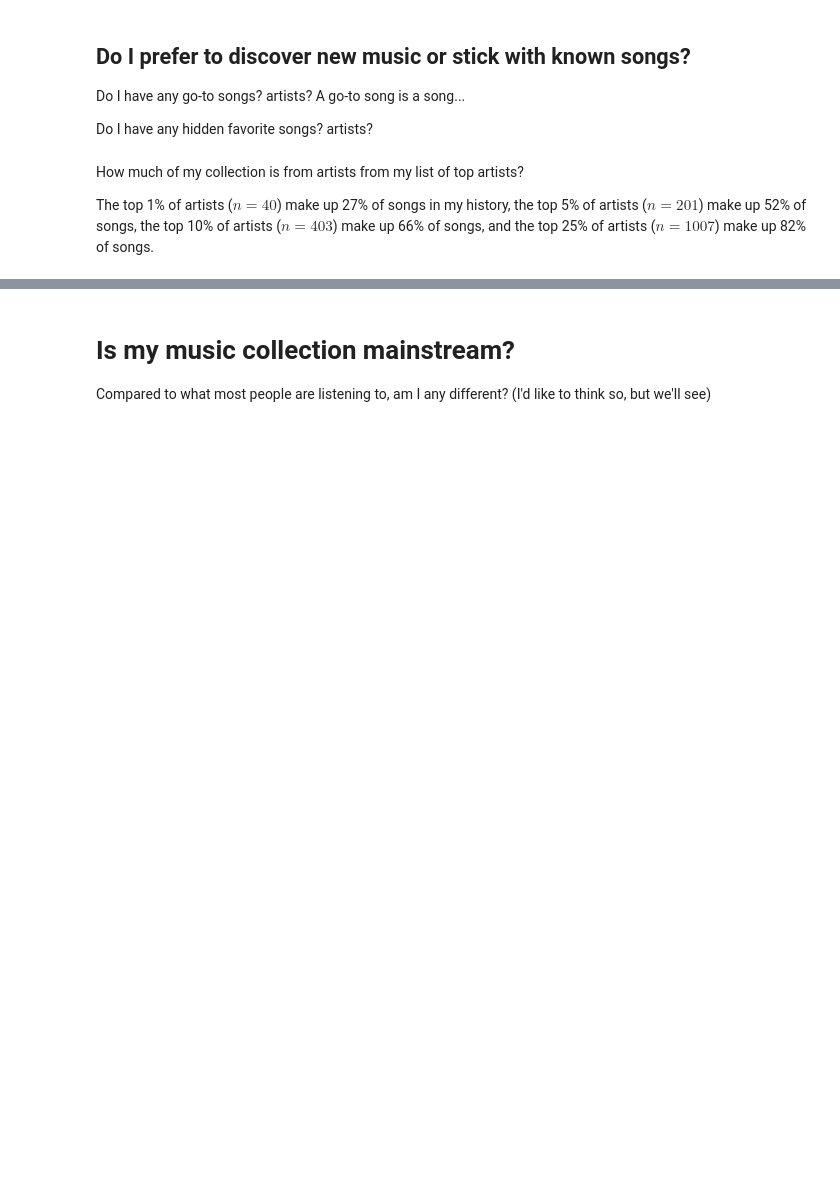
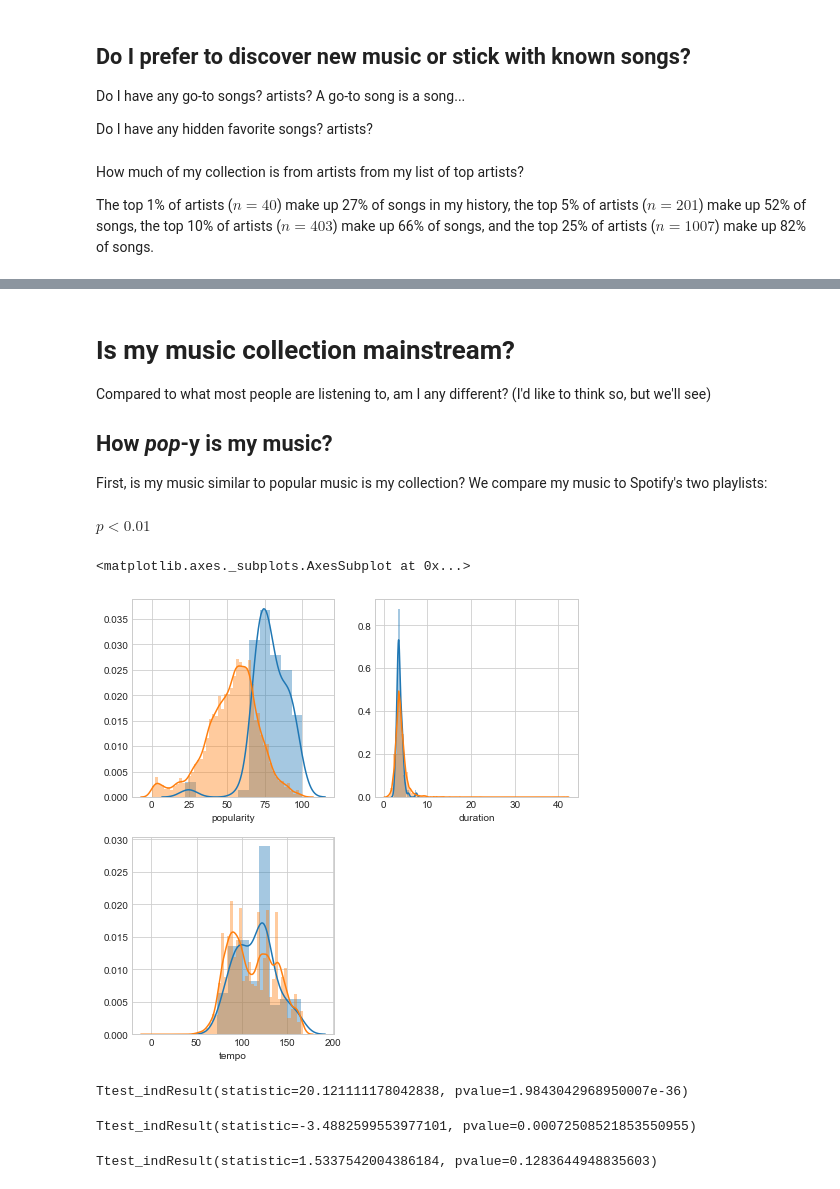
Before and after one commit to liebscher/musicanalysis, a Jupyter notebook: 5_Explore_Discovery.ipynb, the cells around one changed output, grey strips where cells are left out. Drawn from its saved outputs; the diff is of its cells as text; code cells hidden in the pictures; blank space fills up the shorter version.

```diff
--- a/5_Explore_Discovery.ipynb
+++ b/5_Explore_Discovery.ipynb
@@ -86,6 +87,10 @@ len(sort_artist_df[sort_artist_df['listens'] == 1])/len(sort_artist_df)
 # Is my music collection mainstream?
 
 Compared to what most people are listening to, am I any different? (I'd like to think so, but we'll see)
+
+## How *pop*-y is my music?
+
+First, is my music similar to popular music is my collection? We compare my music to Spotify's two playlists:
 # %%
 mainstream = pd.read_json('data/mainstream_music.json')
 # %%
@@ -103,0 +102,31 @@ print(mainstream['duration'].describe())
+# %% [markdown]
+$p<0.01$
+# %%
+plt.subplots(figsize=(8,8))
+
+plt.subplot(221)
+sns.distplot(mainstream['popularity'])
+sns.distplot(full_history['popularity'])
+
+plt.subplot(222)
+sns.distplot(mainstream['duration'])
+sns.distplot(full_history['duration'])
+
+plt.subplot(223)
+sns.distplot(mainstream['tempo'])
+sns.distplot(full_history['tempo'])
+# %% [output]
+<matplotlib.axes._subplots.AxesSubplot at 0x...>
+[figure, added]
+# %%
+stats.ttest_ind(mainstream['popularity'], full_history['popularity'], 0, False)
+# %% [output]
+Ttest_indResult(statistic=20.121111178042838, pvalue=1.9843042968950007e-36)
+# %%
+stats.ttest_ind(mainstream['duration'], full_history['duration'], 0, False)
+# %% [output]
+Ttest_indResult(statistic=-3.4882599553977101, pvalue=0.00072508521853550955)
+# %%
+stats.ttest_ind(mainstream['tempo'], full_history['tempo'], 0, False)
+# %% [output]
+Ttest_indResult(statistic=1.5337542004386184, pvalue=0.1283644948835603)
```
Also changed, not shown: parts of 26 cells of this notebook, 1 other file.
